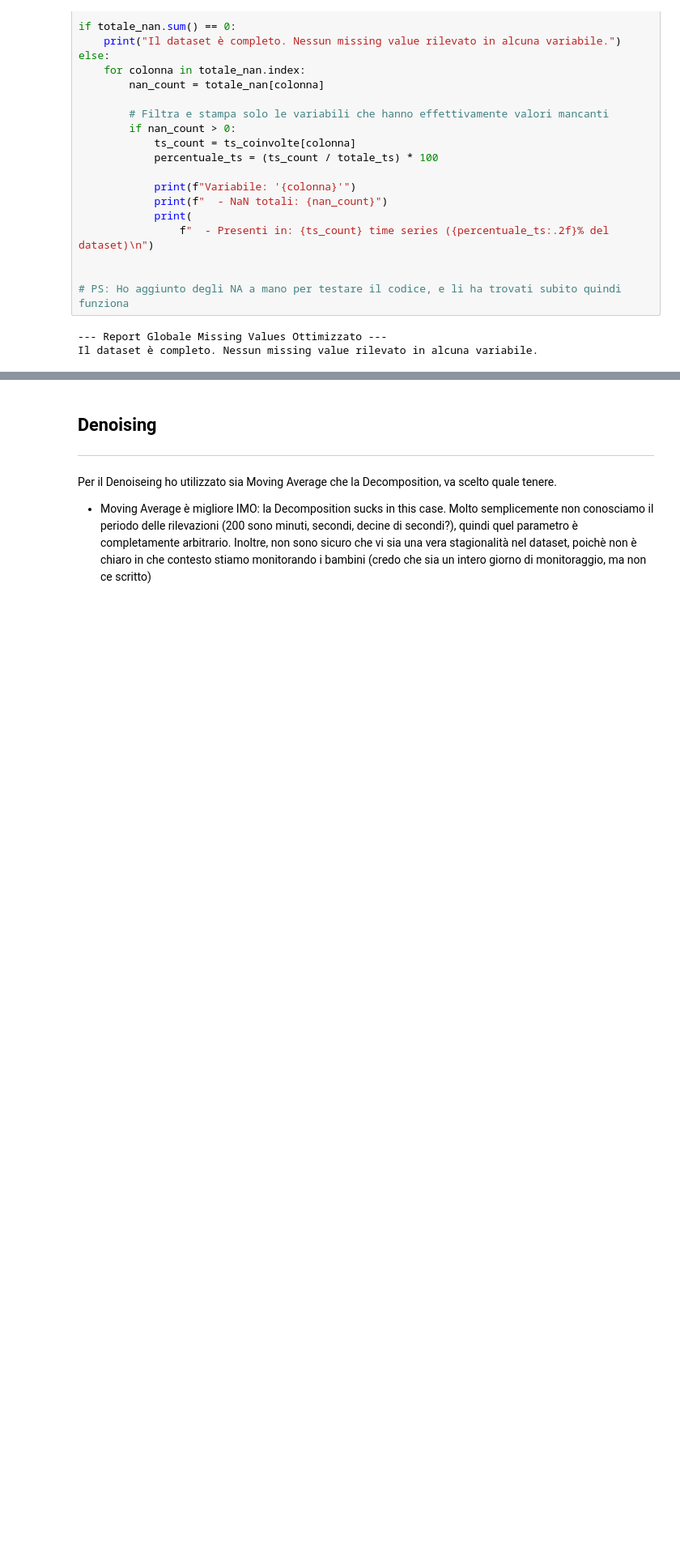
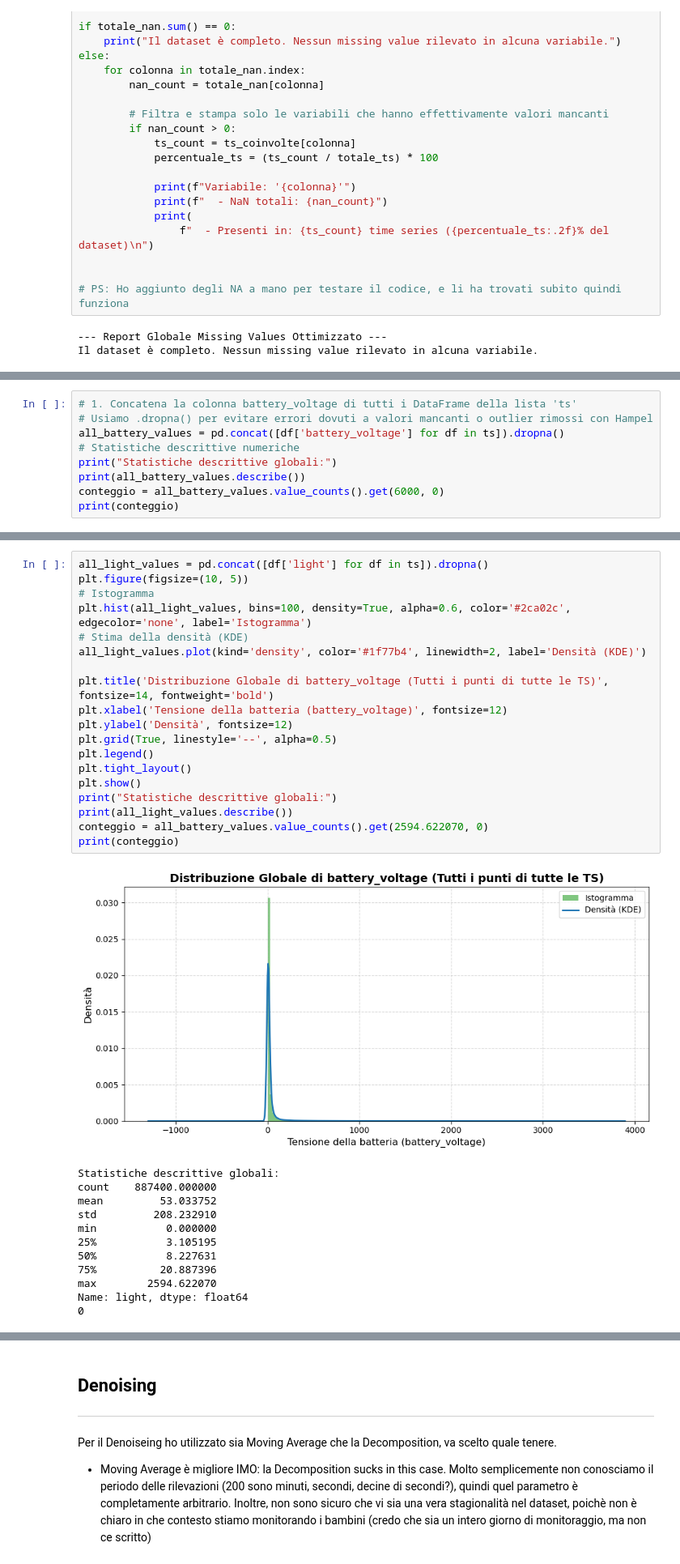
Before and after one commit to alessialaconca/Data_Mining_2_Child_Mind_Institute, a Jupyter notebook: ale/TS_preprocessing.ipynb, the cells around one changed output, grey strips where cells are left out. Shown at 81% size. Cells and saved outputs as stored; diff of their text form; blank space fills up the shorter version.

```diff
--- a/ale/TS_preprocessing.ipynb
+++ b/ale/TS_preprocessing.ipynb
@@ -149,0 +158,9 @@ Il dataset è completo. Nessun missing value rilevato in alcuna variabile.
+# %%
+# 1. Concatena la colonna battery_voltage di tutti i DataFrame della lista 'ts'
+# Usiamo .dropna() per evitare errori dovuti a valori mancanti o outlier rimossi con Hampel
+all_battery_values = pd.concat([df['battery_voltage'] for df in ts]).dropna()
+# Statistiche descrittive numeriche
+print("Statistiche descrittive globali:")
+print(all_battery_values.describe())
+conteggio = all_battery_values.value_counts().get(6000, 0)
+print(conteggio)
@@ -149,0 +179,32 @@ Il dataset è completo. Nessun missing value rilevato in alcuna variabile.
+# %%
+all_light_values = pd.concat([df['light'] for df in ts]).dropna()
+plt.figure(figsize=(10, 5))
+# Istogramma
+plt.hist(all_light_values, bins=100, density=True, alpha=0.6, color='#2ca02c', edgecolor='none', label='Istogramma')
+# Stima della densità (KDE)
+all_light_values.plot(kind='density', color='#1f77b4', linewidth=2, label='Densità (KDE)')
+
+plt.title('Distribuzione Globale di battery_voltage (Tutti i punti di tutte le TS)', fontsize=14, fontweight='bold')
+plt.xlabel('Tensione della batteria (battery_voltage)', fontsize=12)
+plt.ylabel('Densità', fontsize=12)
+plt.grid(True, linestyle='--', alpha=0.5)
+plt.legend()
+plt.tight_layout()
+plt.show()
+print("Statistiche descrittive globali:")
+print(all_light_values.describe())
+conteggio = all_battery_values.value_counts().get(2594.622070, 0)
+print(conteggio)
+# %% [output]
+[figure, added]
+Statistiche descrittive globali:
+count    887400.000000
+mean         53.033752
+std         208.232910
+min           0.000000
+25%           3.105195
+50%           8.227631
+75%          20.887396
+max        2594.622070
+Name: light, dtype: float64
+0
```
Also changed, not shown: parts of 19 cells of this notebook.
